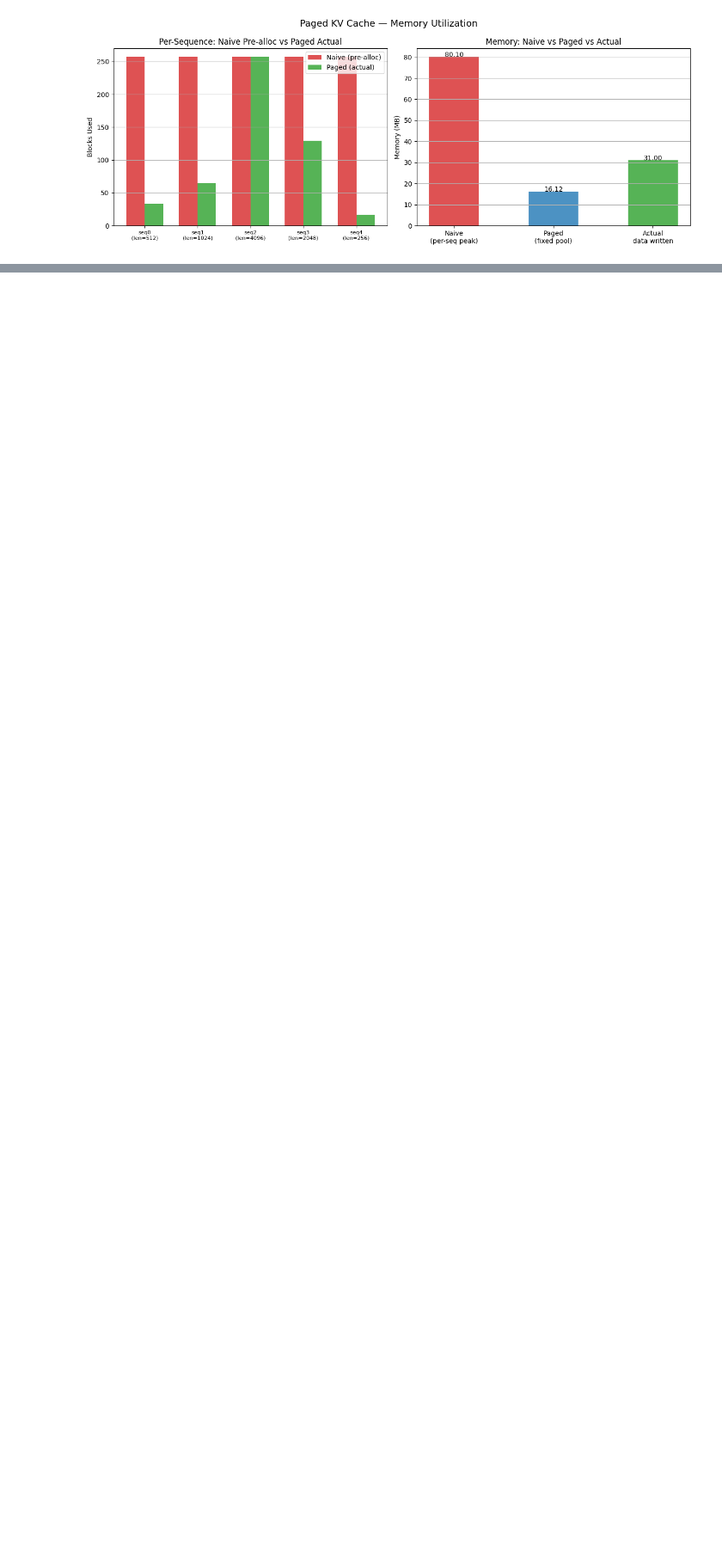
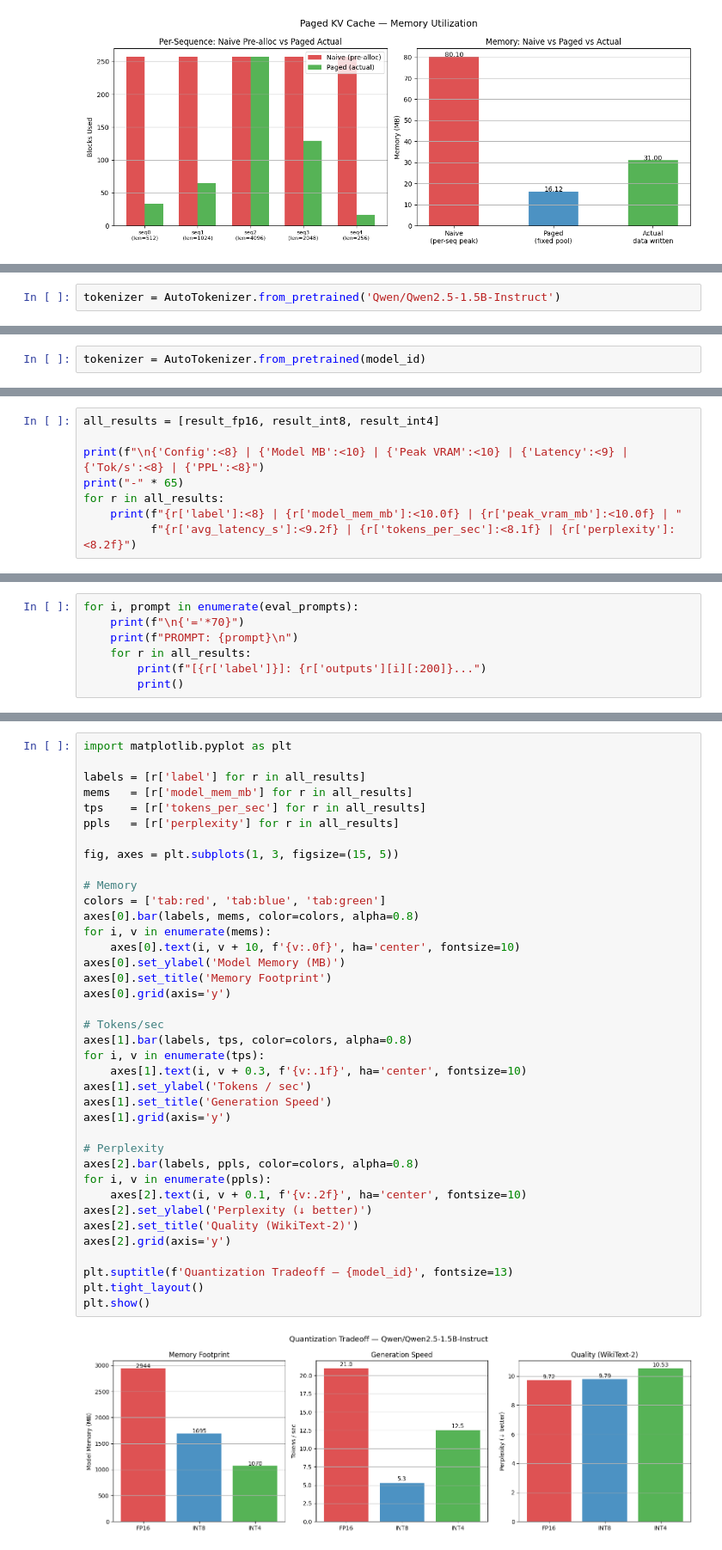
Before and after one commit to Anirud-Mohan/LLM-Inference-From-Scratch, a Jupyter notebook: LLM_inference_from_scratch.ipynb, the cells around one changed output, grey strips where cells are left out. Shown at 86% size. Cells and saved outputs as stored; diff of their text form; blank space fills up the shorter version.

```diff
--- a/LLM_inference_from_scratch.ipynb
+++ b/LLM_inference_from_scratch.ipynb
@@ -967,0 +1334,2 @@ plt.show()
+# %%
+tokenizer = AutoTokenizer.from_pretrained('Qwen/Qwen2.5-1.5B-Instruct')
@@ -967,0 +1677,2 @@ plt.show()
+# %%
+tokenizer = AutoTokenizer.from_pretrained(model_id)
@@ -967,0 +1839,8 @@ plt.show()
+# %%
+all_results = [result_fp16, result_int8, result_int4]
+
+print(f"\n{'Config':<8} | {'Model MB':<10} | {'Peak VRAM':<10} | {'Latency':<9} | {'Tok/s':<8} | {'PPL':<8}")
+print("-" * 65)
+for r in all_results:
+    print(f"{r['label']:<8} | {r['model_mem_mb']:<10.0f} | {r['peak_vram_mb']:<10.0f} | "
+          f"{r['avg_latency_s']:<9.2f} | {r['tokens_per_sec']:<8.1f} | {r['perplexity']:<8.2f}")
@@ -967,0 +1853,7 @@ plt.show()
+# %%
+for i, prompt in enumerate(eval_prompts):
+    print(f"\n{'='*70}")
+    print(f"PROMPT: {prompt}\n")
+    for r in all_results:
+        print(f"[{r['label']}]: {r['outputs'][i][:200]}...")
+        print()
@@ -967,0 +1878,40 @@ plt.show()
+# %%
+import matplotlib.pyplot as plt
+
+labels = [r['label'] for r in all_results]
+mems   = [r['model_mem_mb'] for r in all_results]
+tps    = [r['tokens_per_sec'] for r in all_results]
+ppls   = [r['perplexity'] for r in all_results]
+
+fig, axes = plt.subplots(1, 3, figsize=(15, 5))
+
+# Memory
+colors = ['tab:red', 'tab:blue', 'tab:green']
+axes[0].bar(labels, mems, color=colors, alpha=0.8)
+for i, v in enumerate(mems):
+    axes[0].text(i, v + 10, f'{v:.0f}', ha='center', fontsize=10)
+axes[0].set_ylabel('Model Memory (MB)')
+axes[0].set_title('Memory Footprint')
+axes[0].grid(axis='y')
+
+# Tokens/sec
+axes[1].bar(labels, tps, color=colors, alpha=0.8)
+for i, v in enumerate(tps):
+    axes[1].text(i, v + 0.3, f'{v:.1f}', ha='center', fontsize=10)
+axes[1].set_ylabel('Tokens / sec')
+axes[1].set_title('Generation Speed')
+axes[1].grid(axis='y')
+
+# Perplexity
+axes[2].bar(labels, ppls, color=colors, alpha=0.8)
+for i, v in enumerate(ppls):
+    axes[2].text(i, v + 0.1, f'{v:.2f}', ha='center', fontsize=10)
+axes[2].set_ylabel('Perplexity (↓ better)')
+axes[2].set_title('Quality (WikiText-2)')
+axes[2].grid(axis='y')
+
+plt.suptitle(f'Quantization Tradeoff — {model_id}', fontsize=13)
+plt.tight_layout()
+plt.show()
+# %% [output]
+[figure, added]
```
Also changed, not shown: parts of 113 cells of this notebook.
